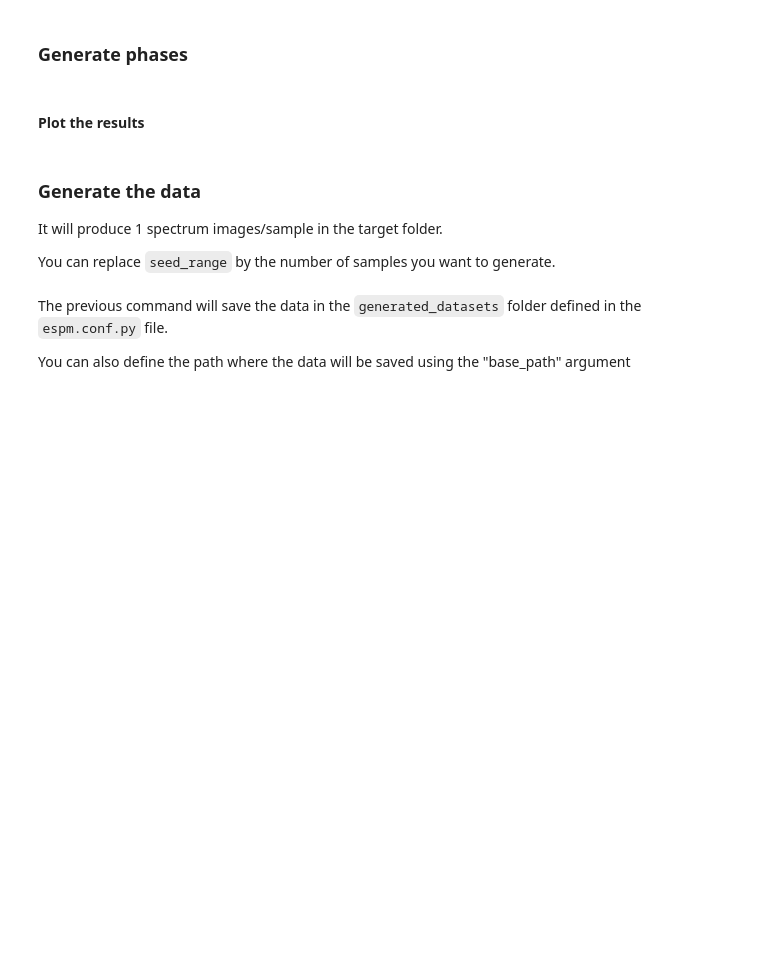
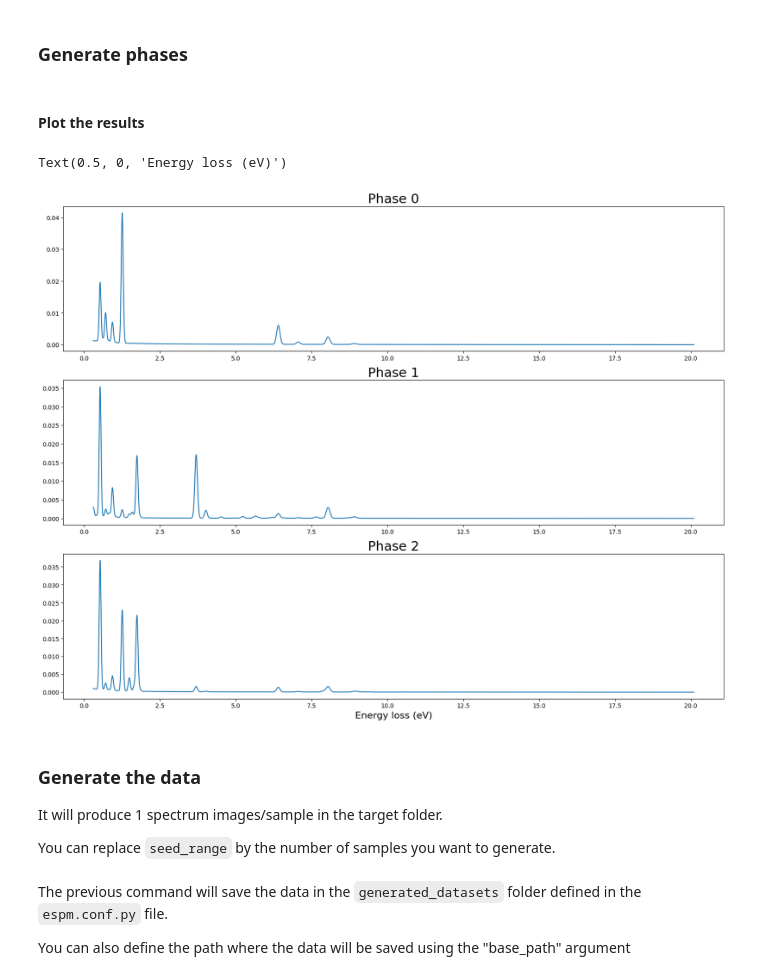
Before and after one commit to adriente/espm, a Jupyter notebook: notebooks/generate_data.ipynb, the cells around one changed output. Saved outputs shown, nothing was run; the diff lists cells and outputs as text; code cells hidden in the pictures; blank space fills up the shorter version.

Commit message:
1st part of data gen rework + documentation

```diff
--- a/notebooks/generate_data.ipynb
+++ b/notebooks/generate_data.ipynb
@@ -42,7 +41,7 @@ def get_repo_path():
 path = get_repo_path() / Path("experiments/71GPa_experimental_data.hspy")
 
 # Creation of the weights
-weights = chemical_maps_weights(path,["Fe_Ka","Ca_Ka"],conc_max = 0.7)
+weights = chemical_map_weights( file = path, line_list = ["Fe_Ka","Ca_Ka"], conc_list = [0.5,0.5])
 # %% [markdown]
 #### Plot the results
 # %%
@@ -118,7 +119,7 @@ data_dict = {
 # %% [markdown]
 ### Generate phases
 # %%
-phases, full_dict = generate_modular_phases(
+phases = generate_modular_phases(
     elts_dicts=elts_dicts, brstlg_pars = brstlg_pars,
     scales = [1, 1, 1],
     model_params= model_params,
@@ -126,24 +127,26 @@ phases, full_dict = generate_modular_phases(
     )
 # scales : bremsstrahlung parameters modifiers
 
-# Finish building the dictionnary of the simulation
-data_dict.update(full_dict)
+elements = elts_list_from_dict_list(elts_dicts)
 # %% [markdown]
 #### Plot the results
 # %%
 fig,axs = plt.subplots(3,1,figsize = (20,15))
 
 # Build the energy scale
 x = np.linspace(
-    full_dict["model_parameters"]["e_offset"],
-    full_dict["model_parameters"]["e_offset"]+full_dict["model_parameters"]["e_scale"]*full_dict["model_parameters"]["e_size"],
-    num=full_dict["model_parameters"]["e_size"])
+    model_params["e_offset"],
+    model_params["e_offset"]+model_params["e_scale"]*model_params["e_size"],
+    num=model_params["e_size"])
 
 for j in range(axs.shape[0]) :
     axs[j].plot(x,phases[j])
     axs[j].set_title("Phase {}".format(j),fontsize = 22)
 
 axs[-1].set_xlabel("Energy loss (eV)",fontsize = 16)
+# %% [output]
+Text(0.5, 0, 'Energy loss (eV)')
+[figure, added]
 # %% [markdown]
 ### Generate the data
 
```
Also changed, not shown: parts of 5 cells of this notebook, 24 other files.
